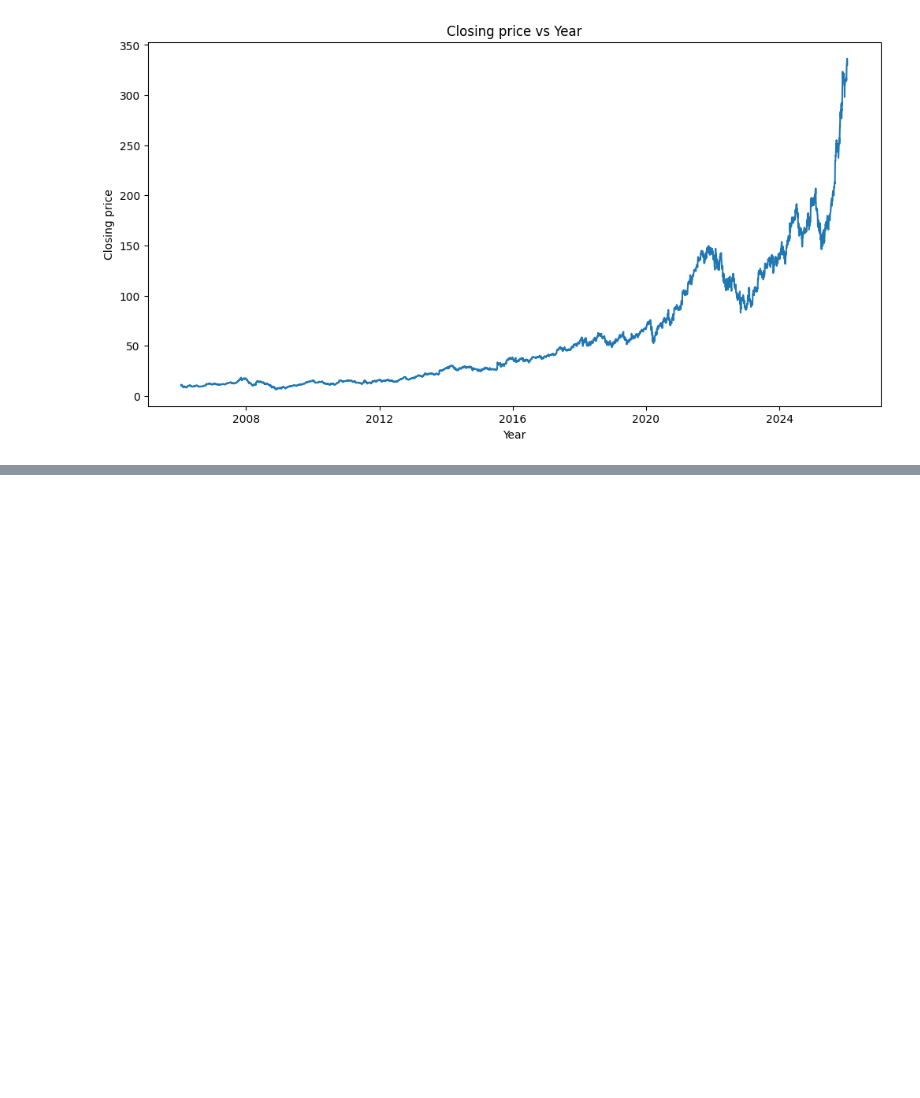
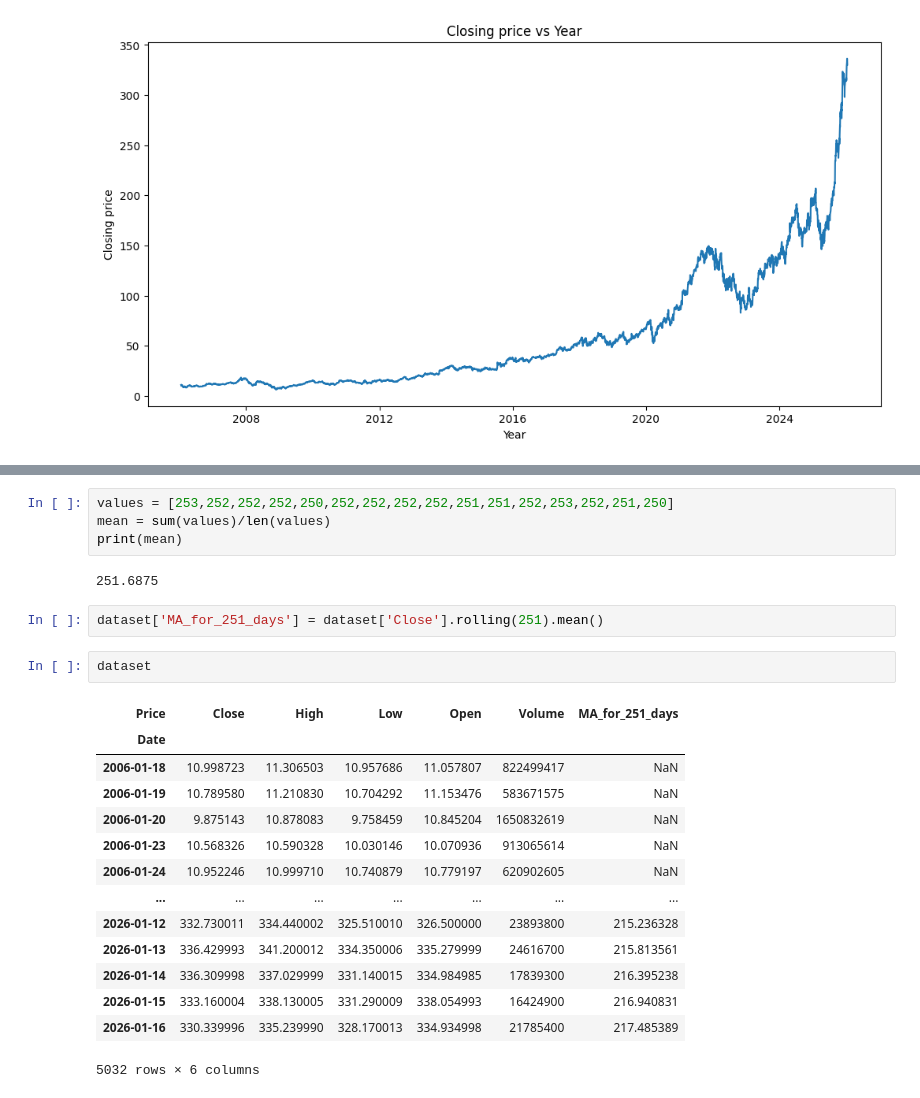
Before and after one commit to BibekRai44/basic-ml-project, a Jupyter notebook: google-stock-prediction.ipynb, the cells around one changed output, grey strips where cells are left out. Drawn from its saved outputs; the diff is of its cells as text; blank space fills up the shorter version.

```diff
--- a/google-stock-prediction.ipynb
+++ b/google-stock-prediction.ipynb
@@ -82,0 +125,25 @@ plt.show()
+# %%
+values = [253,252,252,252,250,252,252,252,252,251,251,252,253,252,251,250]
+mean = sum(values)/len(values)
+print(mean)
+# %% [output]
+251.6875
+# %%
+dataset['MA_for_251_days'] = dataset['Close'].rolling(251).mean()
+# %%
+dataset
+# %% [output]
+| Price | Close | High | Low | Open | Volume | MA_for_251_days |
+| Date |  |  |  |  |  |  |
+| 2006-01-18 | 10.998723 | 11.306503 | 10.957686 | 11.057807 | 822499417 | NaN |
+| 2006-01-19 | 10.789580 | 11.210830 | 10.704292 | 11.153476 | 583671575 | NaN |
+| 2006-01-20 | 9.875143 | 10.878083 | 9.758459 | 10.845204 | 1650832619 | NaN |
+| 2006-01-23 | 10.568326 | 10.590328 | 10.030146 | 10.070936 | 913065614 | NaN |
+| 2006-01-24 | 10.952246 | 10.999710 | 10.740879 | 10.779197 | 620902605 | NaN |
+| ... | ... | ... | ... | ... | ... | ... |
+| 2026-01-12 | 332.730011 | 334.440002 | 325.510010 | 326.500000 | 23893800 | 215.236328 |
+| 2026-01-13 | 336.429993 | 341.200012 | 334.350006 | 335.279999 | 24616700 | 215.813561 |
+| 2026-01-14 | 336.309998 | 337.029999 | 331.140015 | 334.984985 | 17839300 | 216.395238 |
+| 2026-01-15 | 333.160004 | 338.130005 | 331.290009 | 338.054993 | 16424900 | 216.940831 |
+| 2026-01-16 | 330.339996 | 335.239990 | 328.170013 | 334.934998 | 21785400 | 217.485389 |
+5032 rows × 6 columns
```
Also changed, not shown: parts of 10 cells of this notebook.
